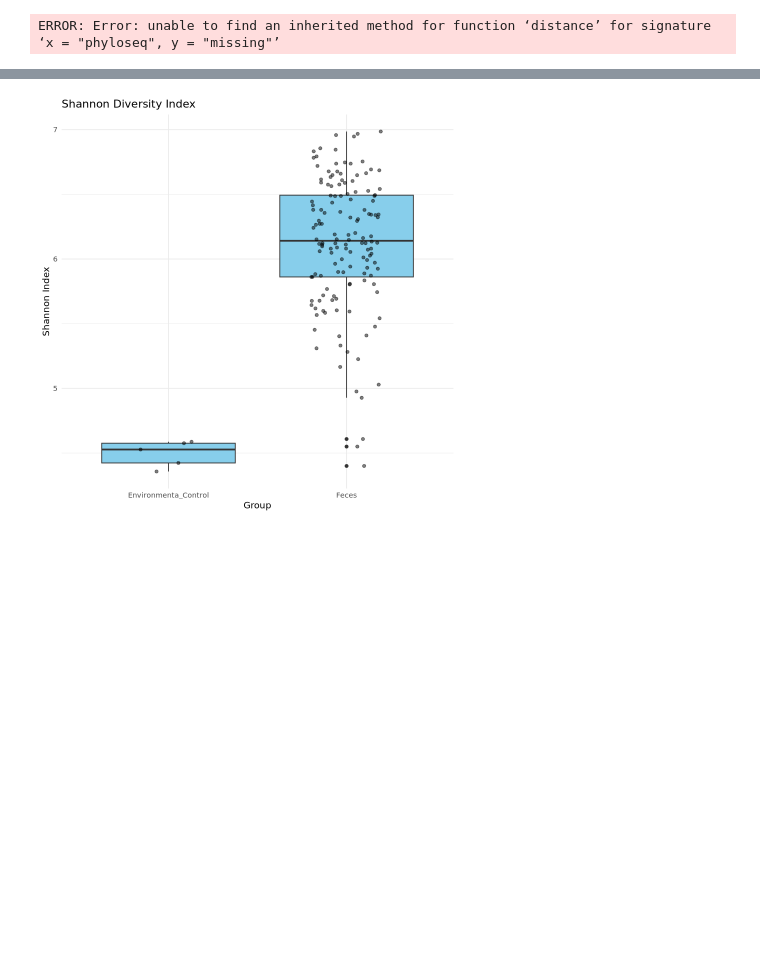
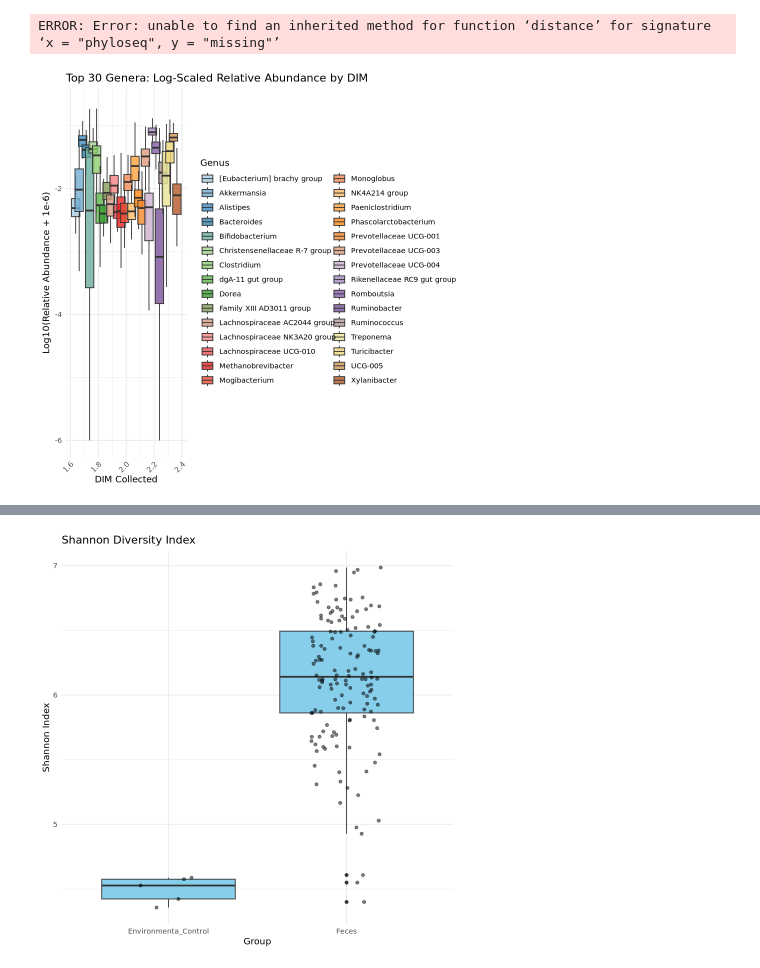
Before and after one commit to lipikadas1994/Cow_Inflammation_Study, a Jupyter notebook: Cow_Inflammation_1_5-25.ipynb, the cells around one changed output, grey strips where cells are left out. Saved outputs shown, nothing was run; the diff lists cells and outputs as text; code cells hidden in the pictures; blank space fills up the shorter version.

```diff
--- a/Cow_Inflammation_1_5-25.ipynb
+++ b/Cow_Inflammation_1_5-25.ipynb
@@ -362,3 +459,7 @@ A matrix: 6 × 7 of type chr
+# %%
+taxa <- readRDS(file.path(output_dir, "taxa_assignments.rds"))
+taxa_species <- readRDS(file.path(output_dir, "taxa_species.rds"))
+taxa_filtered <- readRDS(file.path(output_dir, "taxa_wo_chloroplast_mitochondria.rds"))
 # %%
 # Check number of chloroplast sequences
 sum(taxa[, "Order"] == "Chloroplast", na.rm = TRUE)
@@ -401,7 +503,7 @@ sum(taxa_filtered[, "Family"] == "Mitochondria", na.rm = TRUE)
 # %%
 ###Create Phyloseq Object Without Positive Controls
 # Subset OTU table to match filtered taxonomy
-seqtab.filtered <- seqtab.samples[, colnames(seqtab.samples) %in% rownames(taxa_filtered)]
+seqtab.filtered <- seqtab.nochim[, colnames(seqtab.nochim) %in% rownames(taxa_filtered)]
 # Create OTU table
 seq <- otu_table(seqtab.filtered, taxa_are_rows = FALSE)
 # Create taxonomy table
@@ -409,7 +595,7 @@ tax <- tax_table(taxa_filtered)
 # %%
 ##Preparing the metadata
 # Read the metadata CSV
-meta <- read.csv("/scratch/negishi/ldas/1_5_25/DADA2_inputs/Cow_FecalMicrobiome_Metadata-2.csv",
+meta <- read.csv("/scratch/negishi/ldas/1_5_25/DADA2_inputs/Merged_Metadata.csv",
                  stringsAsFactors = FALSE, check.names = FALSE)
 # Set the rownames to the corrected sample ID
 rownames(meta) <- meta$Corrected_Sample_ID
@@ -486,9 +674,6 @@ otu_table()   OTU Table:         [ 1634 taxa and 7 samples ]
 sample_data() Sample Data:       [ 7 samples by 56 sample variables ]
 tax_table()   Taxonomy Table:    [ 1634 taxa by 7 taxonomic ranks ]
 # %%
-##14 #Optional
-path.rds <- "/scratch/negishi/ldas/1_5_25/DADA2_outputs"
-
 # Define sample names for each mock group
 mockA_samples <- c("mock-synthetic-ZYMO-1", "mock-synthetic-ZYMO-2", "mock-synthetic-ZYMO-3")
 mockB_samples <- c("mock-synthetic-ZYMO-4", "mock-synthetic-ZYMO-5")
@@ -2411,3 +2683,45 @@ plot_ordination(ps.true_sample_cleaned, ord, color = "Sample_Type")
 distance_matrix <- distance(ps.true_sample_cleaned, method = "bray")
 # %% [output]
 ERROR: Error: unable to find an inherited method for function ‘distance’ for signature ‘x = "phyloseq", y = "missing"’
+# %%
+library(phyloseq)
+library(dplyr)
+library(ggplot2)
+
+
+
+# Relative abundance
+ps.rel <- transform_sample_counts(ps.true_sample_cleaned, function(x) x / sum(x))
+
+# Collapse to Genus level
+ps.genus <- tax_glom(ps.rel, taxrank = "Genus")
+
+# Convert to long format
+data.genus <- psmelt(ps.genus)
+
+# Get top 30 genera
+top30_genus <- data.genus %>%
+  group_by(Genus) %>%
+  summarise(mean_abundance = mean(Abundance, na.rm = TRUE)) %>%
+  arrange(desc(mean_abundance)) %>%
+  slice_head(n = 30) %>%
+  pull(Genus)
+
+# Label others
+data.genus$Genus <- ifelse(data.genus$Genus %in% top30_genus, as.character(data.genus$Genus), "Other")
+
+# Add log10 abundance (use pseudocount to avoid log(0))
+data.genus$log_abundance <- log10(data.genus$Abundance + 1e-6)
+
+# Plot log-scale abundance by DIM_Collected
+ggplot(data.genus %>% filter(Genus != "Other"),
+       aes(x = DIM_Collected, y = log_abundance, fill = Genus)) +
+  geom_boxplot(outlier.shape = NA, alpha = 0.8, position = position_dodge(width = 0.75)) +
+  ylab("Log10(Relative Abundance + 1e-6)") +
+  xlab("DIM Collected") +
+  ggtitle("Top 30 Genera: Log-Scaled Relative Abundance by DIM") +
+  theme_minimal() +
+  scale_fill_manual(values = colorRampPalette(RColorBrewer::brewer.pal(12, "Paired"))(30)) +
+  theme(legend.position = "right", axis.text.x = element_text(angle = 45, hjust = 1))
+# %% [output]
+[figure, added]
```
Also changed, not shown: parts of 120 cells of this notebook.
